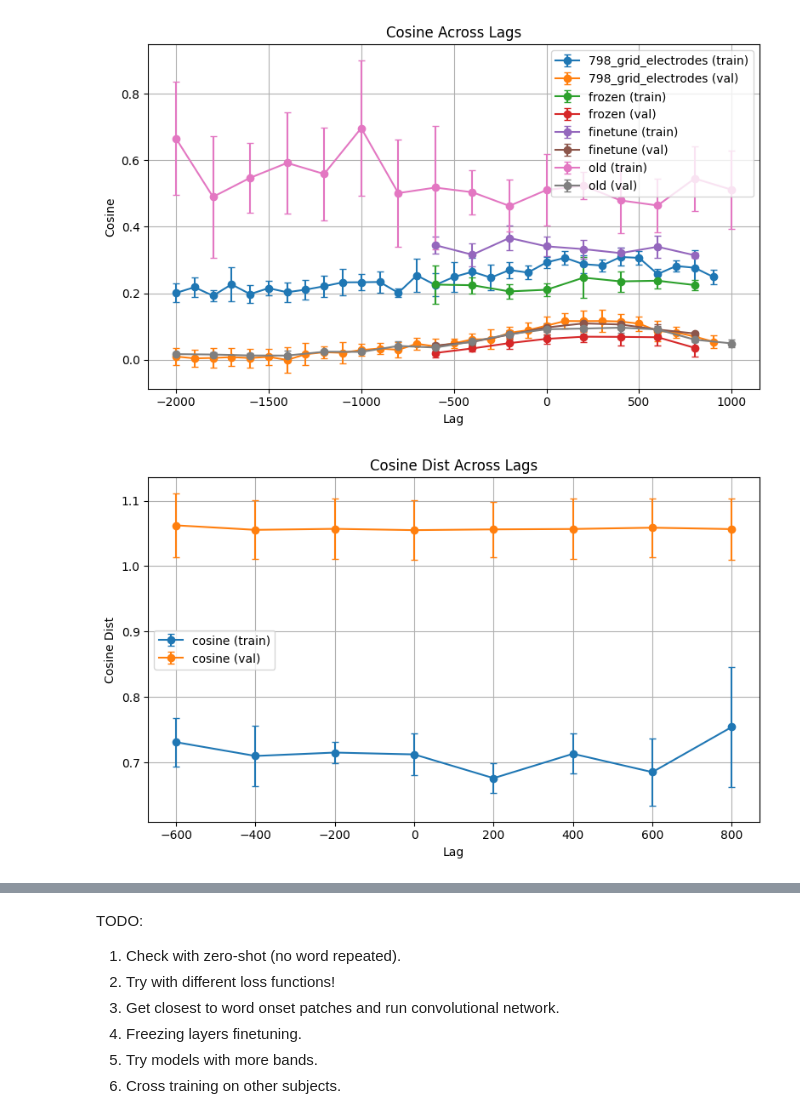
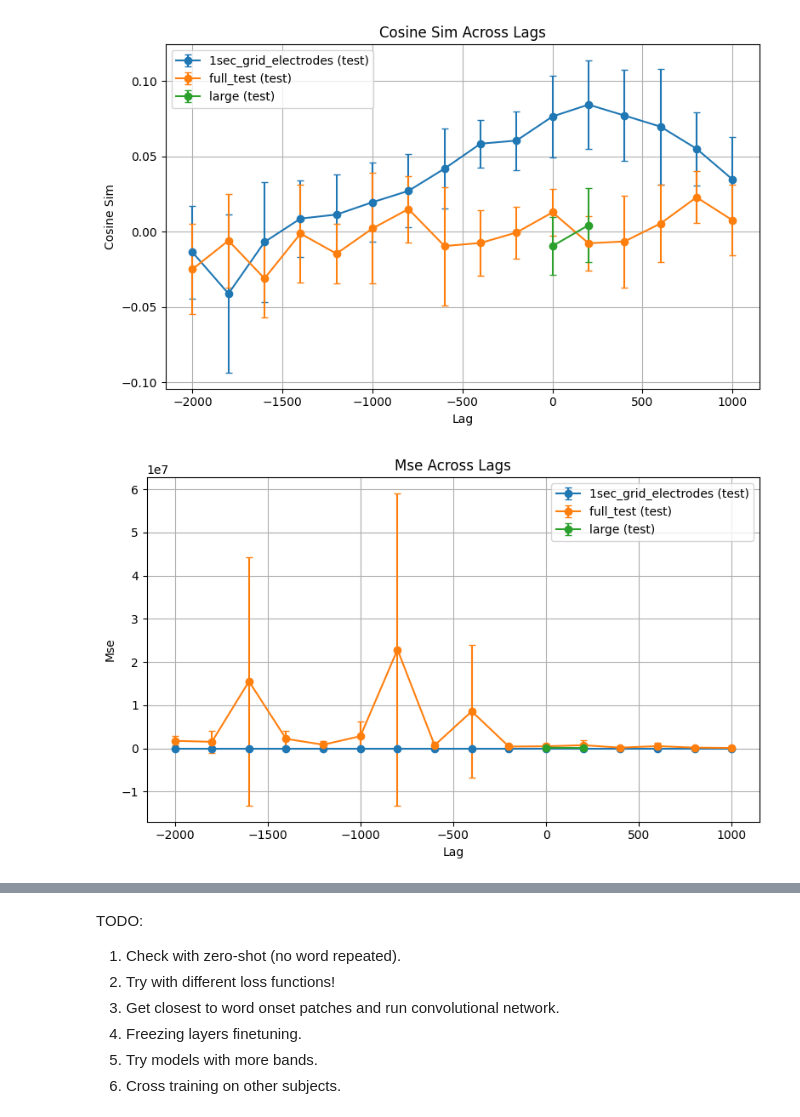
Before and after one commit to hassonlab/podcast-benchmark, a Jupyter notebook: plot_results.ipynb, the cells around one changed output, grey strips where cells are left out. Cells and saved outputs as stored; diff of their text form; code cells hidden in the pictures.

Commit message:
new config fields, more metrics, etc

```diff
--- a/plot_results.ipynb
+++ b/plot_results.ipynb
@@ -89,11 +104,46 @@ paths = {
 # WD NLL PATHS
 paths = {
     '798_grid_electrodes': 'results/ensemble_model_10_798_2025-05-01-15-15-48',
-    'cos': 'results/patch_dim_2_small_finetune_loss=cosine_dist_lr=0.001_wd=0.001_bs=64_grad_accum=1_2025-05-13-01-43-55',
-    'wd=0.0001': 'results/patch_dim_2_small_finetune_loss=nll_embedding_2025-05-12-21-07-23',
-    'wd=0.01': 'results/patch_dim_2_small_finetune_loss=nll_embedding_lr=0.001_wd=0.01_bs=128_grad_accum=1_2025-05-12-22-01-06',
-    'wd=0.001': 'results/patch_dim_2_small_finetune_loss=nll_embedding_lr=0.001_wd=0.001_bs=128_grad_accum=1_2025-05-13-00-45-36',
+    'cos': 'results/patch_dim_2_small_finetune_loss=cosine_dist_lr=0.001_wd=0.001_bs=128_grad_accum=1_2025-05-13-02-13-21',
+    'nll': 'results/patch_dim_2_small_finetune_loss=nll_embedding_2025-05-12-21-07-23',
+    'mse': 'results/patch_dim_2_small_finetune_2025-05-12-16-11-42',
+    # 'wd=0.01': 'results/patch_dim_2_small_finetune_loss=nll_embedding_lr=0.001_wd=0.01_bs=128_grad_accum=1_2025-05-12-22-01-06',
+    # 'wd=0.001': 'results/patch_dim_2_small_finetune_loss=nll_embedding_lr=0.001_wd=0.001_bs=128_grad_accum=1_2025-05-13-00-45-36',
 }
+
+paths = {
+    '798_grid_electrodes': 'results/ensemble_model_10_798_2025-05-01-15-15-48',
+    'patch_dim_2_small_1': 'results/patch_dim_2_small_finetune_loss=nll_embedding_lr=0.001_wd=0.001_bs=128_grad_accum=1_2025-05-13-22-10-37',
+    'patch_dim_2_small_2': 'results/patch_dim_2_small_finetune_loss=nll_embedding_lr=0.001_wd=0.001_bs=128_grad_accum=2_2025-05-13-23-33-57',
+    'patch_dim_1_small_1': 'results/patch_dim_1_small_finetune_loss=nll_embedding_lr=0.001_wd=0.001_bs=128_grad_accum=1_2025-05-14-02-25-07',
+    'patch_dim_1_small_2': 'results/patch_dim_1_small_finetune_loss=nll_embedding_lr=0.001_wd=0.001_bs=128_grad_accum=2_2025-05-14-04-58-24',
+    'patch_dim_2_medium_1': 'results/patch_dim_2_medium_finetune_loss=nll_embedding_lr=0.001_wd=0.001_bs=128_grad_accum=1_2025-05-14-05-06-51',
+    'patch_dim_2_medium_2': 'results/patch_dim_2_medium_finetune_loss=nll_embedding_lr=0.001_wd=0.001_bs=128_grad_accum=2_2025-05-14-05-06-57',
+    'patch_dim_1_medium_1': 'results/patch_dim_1_medium_finetune_loss=nll_embedding_lr=0.001_wd=0.001_bs=128_grad_accum=1_2025-05-14-05-10-56',
+    'patch_dim_1_medium_2': 'results/patch_dim_1_medium_finetune_loss=nll_embedding_lr=0.001_wd=0.001_bs=128_grad_accum=2_2025-05-14-05-11-22',
+}
+
+paths = {
+    # '798_grid_electrodes': 'results/ensemble_model_10_798_2025-05-01-15-15-48',
+    '1sec_grid_electrodes': 'results/ensemble_model_10_798_2025-07-14-12-55-22',
+    'full': "results/test_model_large_finetune_loss=['nll_embedding', 'mse']_loss_weights=[0.99, 0.01]_lr=0.0001_wd=0.0001_bs=128_grad_accum=1_2025-07-14_agg",
+    'full_test': "results/test_model_large_agg",
+    # 'large': "results/test_model_large_finetune_loss=['nll_embedding', 'mse']_loss_weights=[0.99, 0.01]_lr=0.0001_wd=0.0001_bs=64_grad_accum=1_2025-07-02-17-19-57",
+    # 'conv': 'results/patch_dim_2_small_finetune_loss=nll_embedding_lr=0.001_wd=0.001_bs=128_grad_accum=1_2025-05-14-14-51-11',
+    'linear': 'results/patch_dim_2_small_finetune_loss=nll_embedding_lr=0.001_wd=0.001_bs=128_grad_accum=1_2025-05-13-22-10-37',
+    'large': "results/test_model_large_finetune_loss=['nll_embedding', 'mse']_loss_weights=[0.99, 0.01]_lr=0.0001_wd=0.0001_bs=64_grad_accum=1_2025-07-09-15-43-33",
+    'very-large': "results/test_model_very_large_finetune_loss=['nll_embedding', 'mse']_loss_weights=[0.99, 0.01]_lr=0.0001_wd=0.0001_bs=64_grad_accum=1_2025-07-09-15-43-33",
+    'small': "results/test_model_small_short_finetune_loss=['nll_embedding', 'mse']_loss_weights=[0.99, 0.01]_lr=0.0001_wd=0.0001_bs=64_grad_accum=1_minlag=-200_maxlag=600_stepsize=200_2025-07-17-00-53-31",
+}
+
+paths = {
+    # '798_grid_electrodes': 'results/ensemble_model_10_798_2025-05-01-15-15-48',
+    '1sec_grid_electrodes': 'results/ensemble_model_10_798_2025-07-14-12-55-22',
+    'full_test': "results/test_model_large_agg",
+    # 'large': "results/test_model_large_finetune_loss=['nll_embedding', 'mse']_loss_weights=[0.99, 0.01]_lr=0.0001_wd=0.0001_bs=64_grad_accum=1_2025-07-02-17-19-57",
+    # 'conv': 'results/patch_dim_2_small_finetune_loss=nll_embedding_lr=0.001_wd=0.001_bs=128_grad_accum=1_2025-05-14-14-51-11',
+    'large': "results/test_model_large_finetune_loss=['nll_embedding', 'mse']_loss_weights=[0.99, 0.01]_lr=0.0001_wd=0.0001_bs=64_grad_accum=1_2025-07-09-15-43-33",
+}
 # %%
 for name, path in paths.items():
     df = pd.read_csv(os.path.join(path, 'lag_performance.csv'))
@@ -159,9 +199,9 @@ df_metric_dict['nll']
 # %%
 df_metric_dict = {}
 for name, path in paths.items():
     df = pd.read_csv(os.path.join(path, 'lag_performance.csv'))
     df_metric_dict[name] = df
-plot_metrics_with_error_bars(df_metric_dict, ['train', 'val'])
+plot_metrics_with_error_bars(df_metric_dict, ['test'])
 # %% [output]
-[figure, old version]
+[figure, new version]
-[figure, old version]
+[figure, new version]
```
Also changed, not shown: parts of 8 cells of this notebook, 58 other files.
